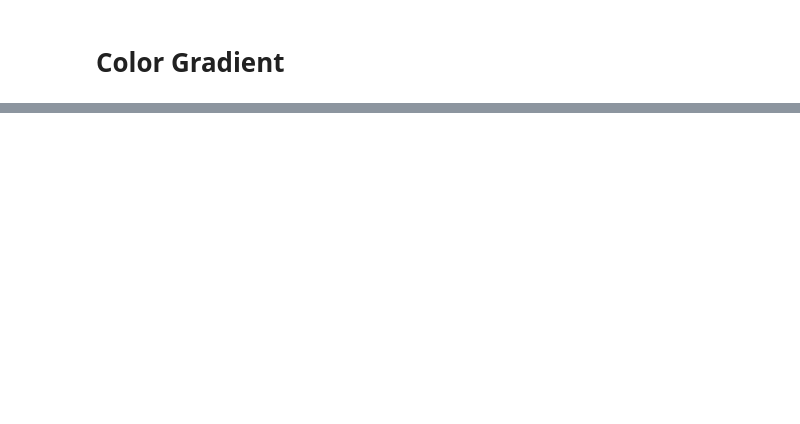
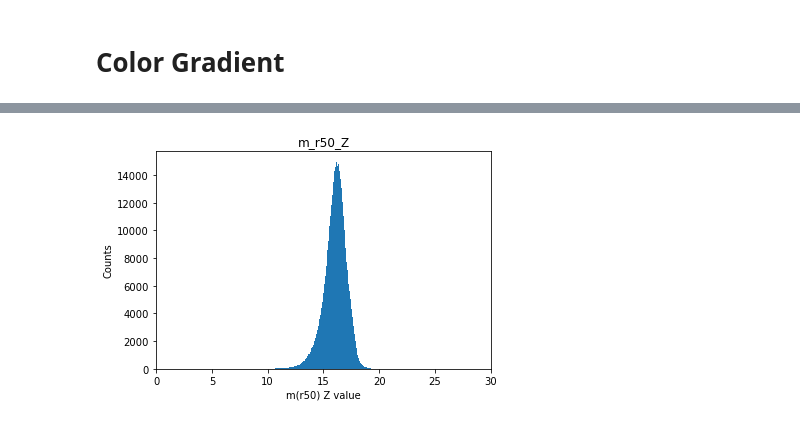
Before and after one commit to DESI-UR/DESI_SGA, a Jupyter notebook: Morphology/Color_Gradient.ipynb, the cells around one changed output, grey strips where cells are left out. Drawn from its saved outputs; the diff is of its cells as text; code cells hidden in the pictures; blank space fills up the shorter version.

```diff
--- a/Morphology/Color_Gradient.ipynb
+++ b/Morphology/Color_Gradient.ipynb
@@ -45,0 +136,16 @@ Table length=383620
+# %%
+SGA_color_params.add_column(col=r50_r, name = "R50_R")
+# %%
+# Masking -1.0 unmeasured values from a1, a2, and m0 in Z band
+SGA_color_params['Z_COG_PARAMS_ALPHA1'][SGA_color_params['Z_COG_PARAMS_ALPHA1'] < 0] = np.NaN
+SGA_color_params['Z_COG_PARAMS_ALPHA2'][SGA_color_params['Z_COG_PARAMS_ALPHA2'] < 0] = np.NaN
+SGA_color_params['Z_COG_PARAMS_M0'][SGA_color_params['Z_COG_PARAMS_M0'] < 0] = np.NaN
+SGA_color_params['Z_COG_PARAMS_MTOT'][SGA_color_params['Z_COG_PARAMS_MTOT'] < 0] = np.NaN
+
+# Masking outlier in M0
+SGA_color_params['Z_COG_PARAMS_M0'][SGA_color_params['Z_COG_PARAMS_M0'] == 3816406600000.0] = np.NaN
+
+alpha_1_z = SGA_color_params['Z_COG_PARAMS_ALPHA1']
+alpha_2_z = SGA_color_params['Z_COG_PARAMS_ALPHA2']
+m0_z = SGA_color_params['Z_COG_PARAMS_M0']
+m_tot_z = SGA_color_params['Z_COG_PARAMS_MTOT']
@@ -110,2 +231,22 @@ m_r50_Z = m_tot_z + (m0_z * (np.log(inside_log_term50_z)))
+# %%
+# Do calculation for Z band m(r50)
+power_50_z = np.power((r50_r / r0), (-1.0 * alpha_2_z))
+inside_log_term50_z = (1.0 + (alpha_1_z * power_50_z))
+m_r50_Z = m_tot_z + (m0_z * (np.log(inside_log_term50_z)))
+
+# Masks 13 values
+m_r50_Z[m_r50_Z == np.inf] = np.NaN
+
+# Masks 20 values
+m_r50_Z[m_r50_Z > 26.0] = np.NaN
+# %%
+plt.hist(m_r50_Z, bins=200)
+plt.xlim(0.0, 30.0)
+plt.title('m_r50_Z')
+plt.ylabel('Counts')
+plt.xlabel('m(r50) Z value')
+plt.show()
+# %% [output]
+[figure, added]
 # %%
 # Do calculation for delta Z between r(90) and r(50)
```
Also changed, not shown: parts of 30 cells of this notebook, 2 other files.
